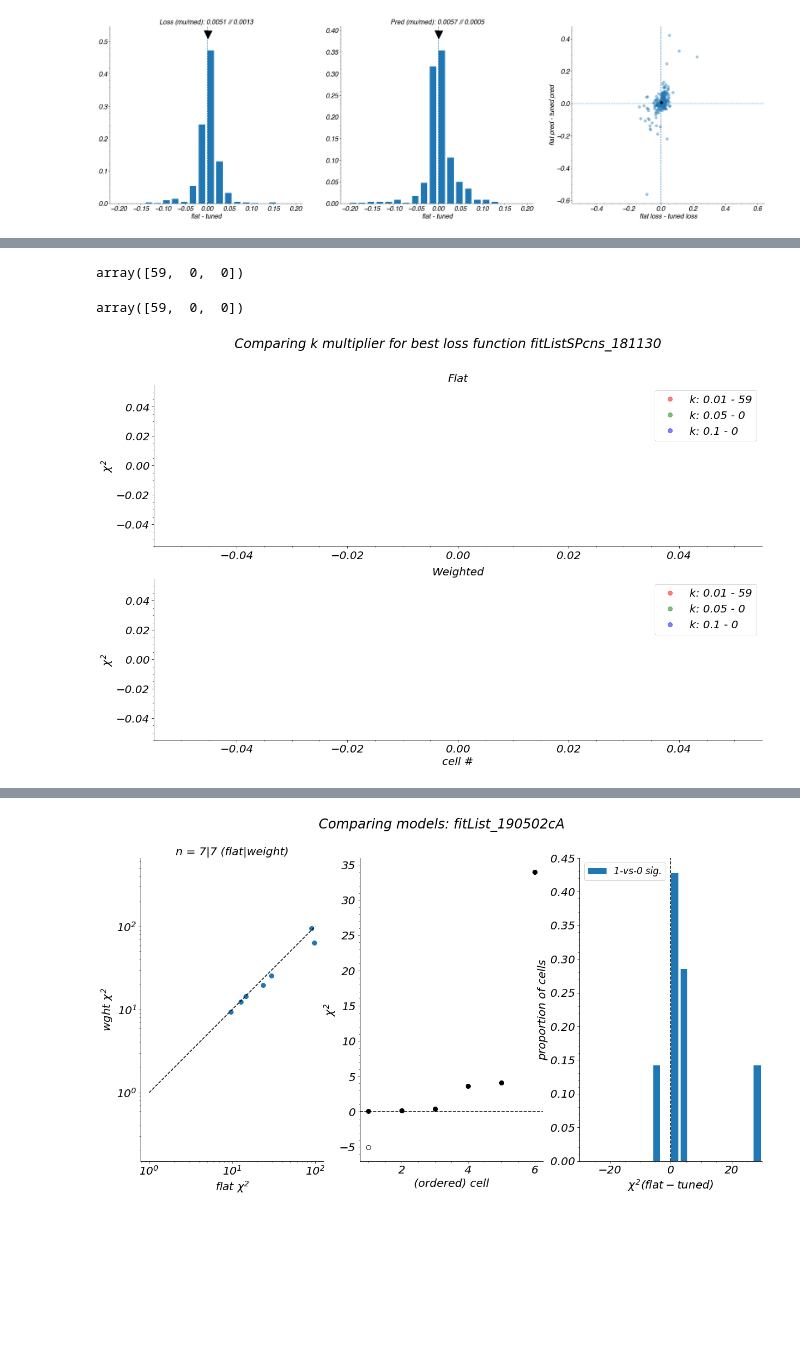
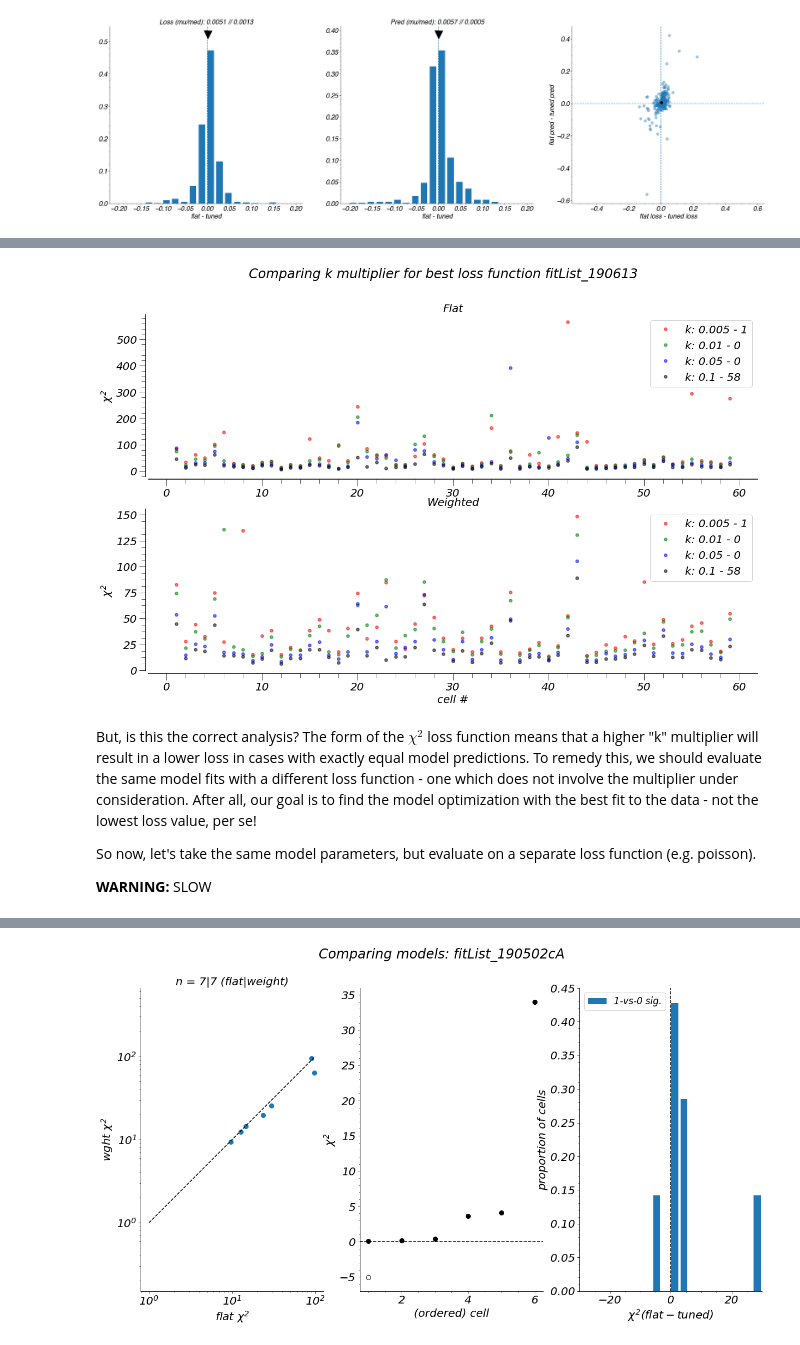
Before and after one commit to paul-levy/SF-diversity, a Jupyter notebook: modCompare.ipynb, the cells around one changed output, grey strips where cells are left out. Drawn from its saved outputs; the diff is of its cells as text; code cells hidden in the pictures; blank space fills up the shorter version.

```diff
--- a/modCompare.ipynb
+++ b/modCompare.ipynb
@@ -29,7 +56,7 @@ After presenting my work in an LCV meeting, Tim (Oleskiw) made some suggestions
 # %% [markdown]
 To compare the models, we hold out one of the N conditions in the experiment (here N is 110, from 5 dispersions with 2 contrasts at 11 spatial frequency centers). Optimize each model for the N-1 conditions and evalulate both the overall loss, and the prediction error on the held out condition. Do this for all N conditions, and compare between the two models
 # %%
-lossType = 3; # 1 - sqrt, 2 - poiss, 3 - modPoiss
+lossType = 4; # 1 - sqrt, 2 - poiss, 3 - modPoiss, 4 - chiSq
 expInd = 1; # V1; altExp (V1); LGN
 _, _, _, _, flat, weight = analyzeEval.compute_diffs(lossType, expInd=expInd, date='181129')
 # diffs_loss, diffs_pred, losses, preds, flat, weight = analyzeEval.compute_diffs(lossType, expInd=expInd, date='181129')
@@ -118,9 +272,10 @@ first, let's ask which version of the fit is better?
 # %%
 lossType = 4;
-verSuffix = ['a', 'b', 'c'];
-verK      = [0.01, 0.05, 0.1];
-baseStr = 'fitListSPcns_181130';
-# baseStr = 'fitListSPcns_181201';
+verSuffix = ['z005', 'a', 'b', 'c'];
+verK      = [0.005, 0.01, 0.05, 0.1];
+# baseStr = 'fitListSPcns_181130';
+baseStr = 'fitList_190613';
+expDir = 'V1_orig/'
 
 if lossType == 1:
     lossStr = '_sqrt'
@@ -131,72 +286,78 @@ elif lossType == 3:
 elif lossType == 4:
     lossStr = '_chiSq'
 
-
 chiSq = dict();
 
 for ver in verSuffix:
     flatNm = str(baseStr + ver + '_flat' + lossStr + '.npy')
     wghtNm = str(baseStr + ver + '_wght' + lossStr + '.npy')
 
-    chiFlat = hf.np_smart_load('../Analysis/Structures/' + flatNm)
-    chiWght = hf.np_smart_load('../Analysis/Structures/' + wghtNm)
+    chiFlat = hf.np_smart_load('%sstructures/' % expDir + flatNm)
+    chiWght = hf.np_smart_load('%sstructures/' % expDir + wghtNm)
 
     chiCurr = dict();
 
-    nCells = 59;
+    nCells = np.maximum(len(chiFlat.keys()), sorted(chiFlat.keys())[-1]+1);
 
     flat = np.nan * np.zeros((nCells, ))
     wght = np.nan * np.zeros((nCells, ))
+    prms_flat = np.nan * np.zeros((nCells, ), dtype='O')
+    prms_wght = np.nan * np.zeros((nCells, ), dtype='O')
 
     for i in range(nCells):
         if i in chiFlat:
             flat[i] = chiFlat[i]['NLL']
+            prms_flat[i] = chiFlat[i]['params']
         if i in chiWght:
             wght[i] = chiWght[i]['NLL']
+            prms_wght[i] = chiWght[i]['params']
 
     chiCurr['flat'] = flat
     chiCurr['wght'] = wght
+    chiCurr['prms_flat'] = prms_flat
+    chiCurr['prms_wght'] = prms_wght
 
     chiSq[ver] = chiCurr;
 # %%
-flat_mins = np.argmin((chiSq[verSuffix[0]]['flat'], chiSq[verSuffix[1]]['flat'], chiSq[verSuffix[2]]['flat']), axis=0)
-wght_mins = np.argmin((chiSq[verSuffix[0]]['wght'], chiSq[verSuffix[1]]['wght'], chiSq[verSuffix[2]]['wght']), axis=0)
+flat_mins = np.argmin([chiSq[verSuffix[i]]['flat'] for i in range(len(verSuffix))], axis=0)
+wght_mins = np.argmin([chiSq[verSuffix[i]]['wght'] for i in range(len(verSuffix))], axis=0)
 # %%
-flat_winner = np.histogram(flat_mins, bins=[0, 1, 2, 3])[0];
-wght_winner = np.histogram(wght_mins, bins=[0, 1, 2, 3])[0];
+bins = np.arange(len(verSuffix)+1)
+flat_winner = np.histogram(flat_mins, bins=bins)[0];
+wght_winner = np.histogram(wght_mins, bins=bins)[0];
-# %%
-flat_winner
-# %% [output]
-array([59,  0,  0])
-# %%
-wght_winner
-# %% [output]
-array([59,  0,  0])
 # %%
-colors = ['r', 'g', 'b']
+colors = ['r', 'g', 'b', 'k']
 f, ax = plt.subplots(2, 1, figsize=(20, 12))
 
 # flat first
 verLabels = ['k: %s - %d' % (label, times) for label, times in zip(verK, flat_winner)]
 [ax[0].plot(1+np.arange(nCells), chiSq[ver]['flat'], '%so' % c, alpha=0.5, label=s) for ver,c,s in zip(verSuffix, colors, verLabels)];
 ax[0].set_title('Flat')
 # ax[0].set_xlabel('cell #')
 ax[0].set_ylabel(r'$\chi^2$')
 ax[0].legend();
 
-# flat first
+# then weighted
 verLabels = ['k: %s - %d' % (label, times) for label, times in zip(verK, wght_winner)]
-[ax[1].plot(1+np.arange(nCells), chiSq[ver]['flat'], '%so' % c, alpha=0.5, label=s) for ver,c,s in zip(verSuffix, colors, verLabels)];
+[ax[1].plot(1+np.arange(nCells), chiSq[ver]['wght'], '%so' % c, alpha=0.5, label=s) for ver,c,s in zip(verSuffix, colors, verLabels)];
 ax[1].set_title('Weighted')
 ax[1].set_xlabel('cell #')
 ax[1].set_ylabel(r'$\chi^2$')
 ax[1].legend();
 
 f.suptitle('Comparing k multiplier for best loss function %s' % baseStr);
 
+sns.despine(offset=5);
+
 # now save
 pdf = pltSave.PdfPages(str('figures/' + 'modCompareLoss-%s%s.pdf' % (baseStr, lossStr)))
 pdf.savefig(f, bbox_inches="tight")
 pdf.close()
 # %% [output]
-[figure, old version]
+[figure, new version]
+# %% [markdown]
+But, is this the correct analysis? The form of the $\chi^2$ loss function means that a higher "k" multiplier will result in a lower loss in cases with exactly equal model predictions. To remedy this, we should evaluate the same model fits with a different loss function - one which does not involve the multiplier under consideration. After all, our goal is to find the model optimization with the best fit to the data - not the lowest loss value, per se!
+
+So now, let's take the same model parameters, but evaluate on a separate loss function (e.g. poisson).
+
+**WARNING:** SLOW
```
Also changed, not shown: parts of 38 cells of this notebook, 3 other files.
